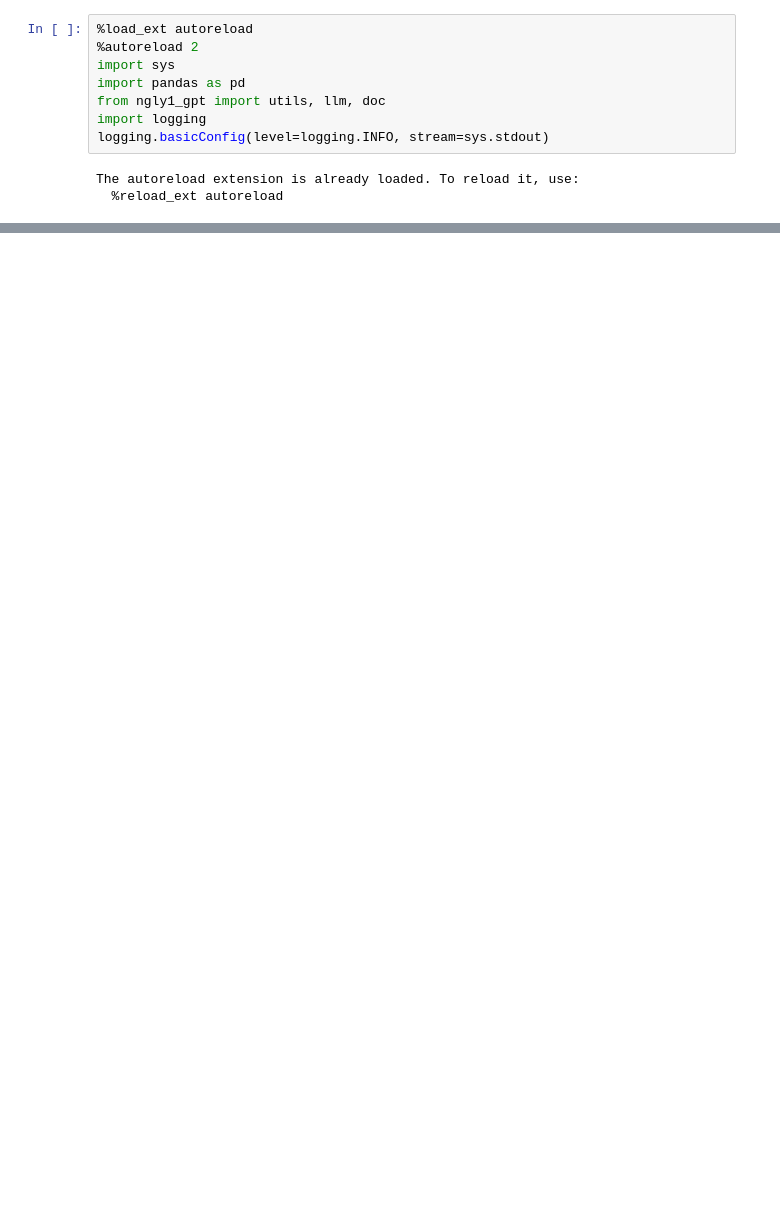
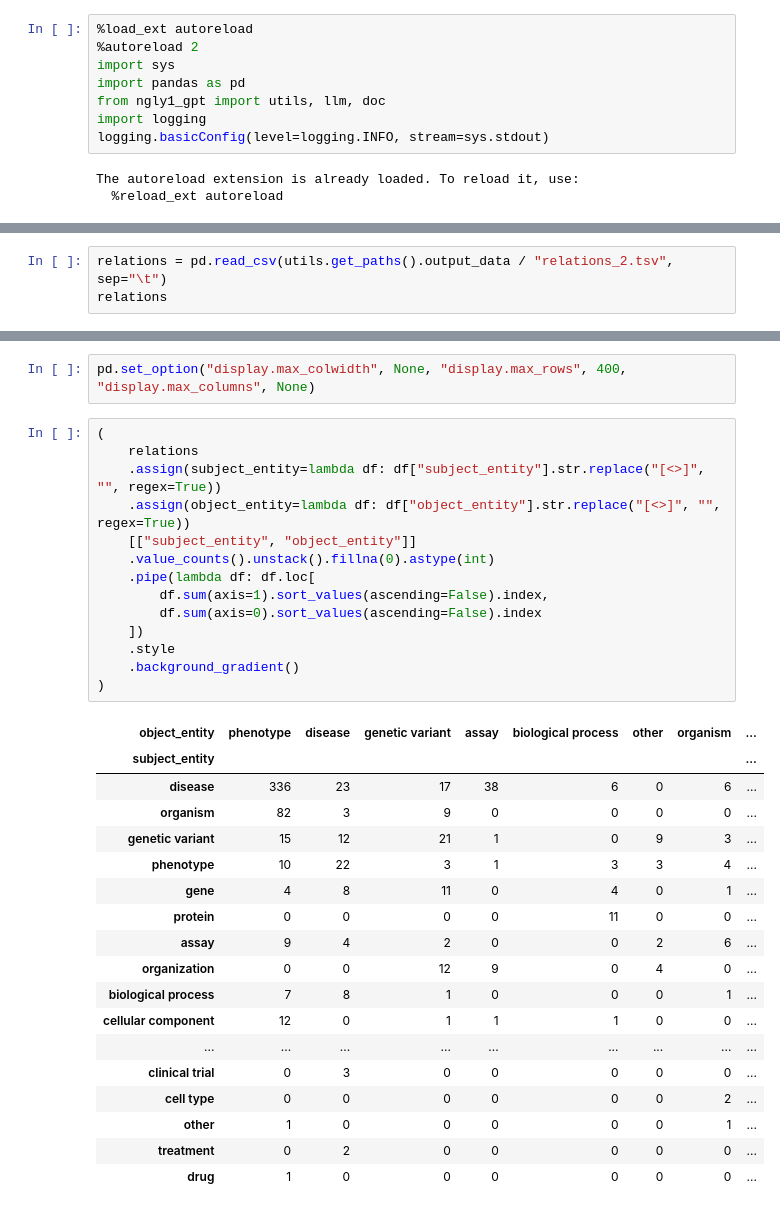
Before and after one commit to eric-czech/ngly1-gpt, a Jupyter notebook: ngly1_gpt/notebooks/relation_extraction.ipynb, the cells around one changed output, grey strips where cells are left out. Saved outputs shown, nothing was run; the diff lists cells and outputs as text; blank space fills up the shorter version.

Commit message:
Start relation analysis

```diff
--- a/ngly1_gpt/notebooks/relation_extraction.ipynb
+++ b/ngly1_gpt/notebooks/relation_extraction.ipynb
@@ -188,0 +134,3 @@ The impaired sweat response, largely affecting distal responses, is consistent w
+# %%
+relations = pd.read_csv(utils.get_paths().output_data / "relations_2.tsv", sep="\t")
+relations
@@ -188,0 +151,35 @@ The impaired sweat response, largely affecting distal responses, is consistent w
+# %%
+pd.set_option("display.max_colwidth", None, "display.max_rows", 400, "display.max_columns", None)
+# %%
+(
+    relations
+    .assign(subject_entity=lambda df: df["subject_entity"].str.replace("[<>]", "", regex=True))
+    .assign(object_entity=lambda df: df["object_entity"].str.replace("[<>]", "", regex=True))
+    [["subject_entity", "object_entity"]]
+    .value_counts().unstack().fillna(0).astype(int)
+    .pipe(lambda df: df.loc[
+        df.sum(axis=1).sort_values(ascending=False).index,
+        df.sum(axis=0).sort_values(ascending=False).index
+    ])
+    .style
+    .background_gradient()
+)
+# %% [output]
+| object_entity | phenotype | disease | genetic variant | assay | biological process | other | organism | ... |
+| subject_entity |  |  |  |  |  |  |  | ... |
+| disease | 336 | 23 | 17 | 38 | 6 | 0 | 6 | ... |
+| organism | 82 | 3 | 9 | 0 | 0 | 0 | 0 | ... |
+| genetic variant | 15 | 12 | 21 | 1 | 0 | 9 | 3 | ... |
+| phenotype | 10 | 22 | 3 | 1 | 3 | 3 | 4 | ... |
+| gene | 4 | 8 | 11 | 0 | 4 | 0 | 1 | ... |
+| protein | 0 | 0 | 0 | 0 | 11 | 0 | 0 | ... |
+| assay | 9 | 4 | 2 | 0 | 0 | 2 | 6 | ... |
+| organization | 0 | 0 | 12 | 9 | 0 | 4 | 0 | ... |
+| biological process | 7 | 8 | 1 | 0 | 0 | 0 | 1 | ... |
+| cellular component | 12 | 0 | 1 | 1 | 1 | 0 | 0 | ... |
+| ... | ... | ... | ... | ... | ... | ... | ... | ... |
+| clinical trial | 0 | 3 | 0 | 0 | 0 | 0 | 0 | ... |
+| cell type | 0 | 0 | 0 | 0 | 0 | 0 | 2 | ... |
+| other | 1 | 0 | 0 | 0 | 0 | 0 | 1 | ... |
+| treatment | 0 | 2 | 0 | 0 | 0 | 0 | 0 | ... |
+| drug | 1 | 0 | 0 | 0 | 0 | 0 | 0 | ... |
```
Also changed, not shown: parts of 27 cells of this notebook, 6 other files.
